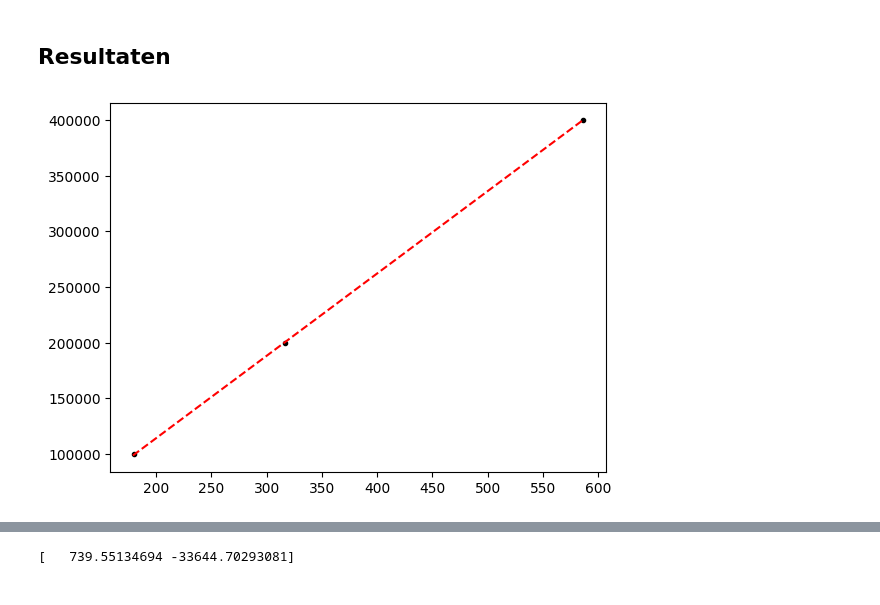
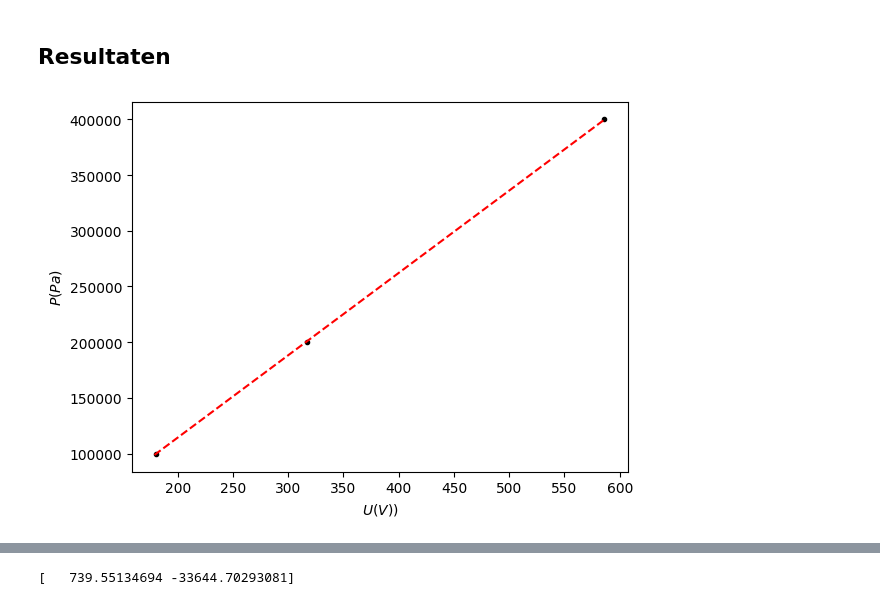
Before and after one commit to Toomab/warme-dynamica, a Jupyter notebook: Content/Labs/druksensorijken.ipynb, the cells around one changed output, grey strips where cells are left out. Drawn from its saved outputs; the diff is of its cells as text; code cells hidden in the pictures.

```diff
--- a/Content/Labs/druksensorijken.ipynb
+++ b/Content/Labs/druksensorijken.ipynb
@@ -75,34 +75,36 @@ Maak gebruik van een systematische fout in het volume om het volume van de tube
 #40ml: 180 mV
 #20ml: 317 mV
 #10ml: 586 mV
 
 import numpy as np
 import matplotlib.pyplot as plt
 from scipy.optimize import curve_fit
 
 V = np.array([40,20,10])
 U = np.array([180,317,586])
 P = np.array([1e5,2e5,4e5])
 
 def fit2(x,a,b):
     return a*x+b
 
 popt3,pcov3 = curve_fit(fit2,U,P)
 
 xfit3 = np.linspace(np.min(U)-1,np.max(U)+1,1000)
 yfit3 = fit2(xfit3,*popt3)
 
 plt.figure()
 plt.plot(U,P,'k.')
 plt.plot(xfit3,yfit3,'r--')
+plt.ylabel('$P(Pa)$')
+plt.xlabel('$U(V))$')
 plt.show()
 
 
 V2 = np.array([40,30,20,10])
 U2 = np.array([178,220,298,461])
 P2 = fit2(U2,*popt3)
 # %% [output]
-[figure, old version]
+[figure, new version]
 # %%
 def fit(x,a,b):
     return a/(x+b)
```
Also changed, not shown: parts of 1 cell of this notebook, 1 other file.
